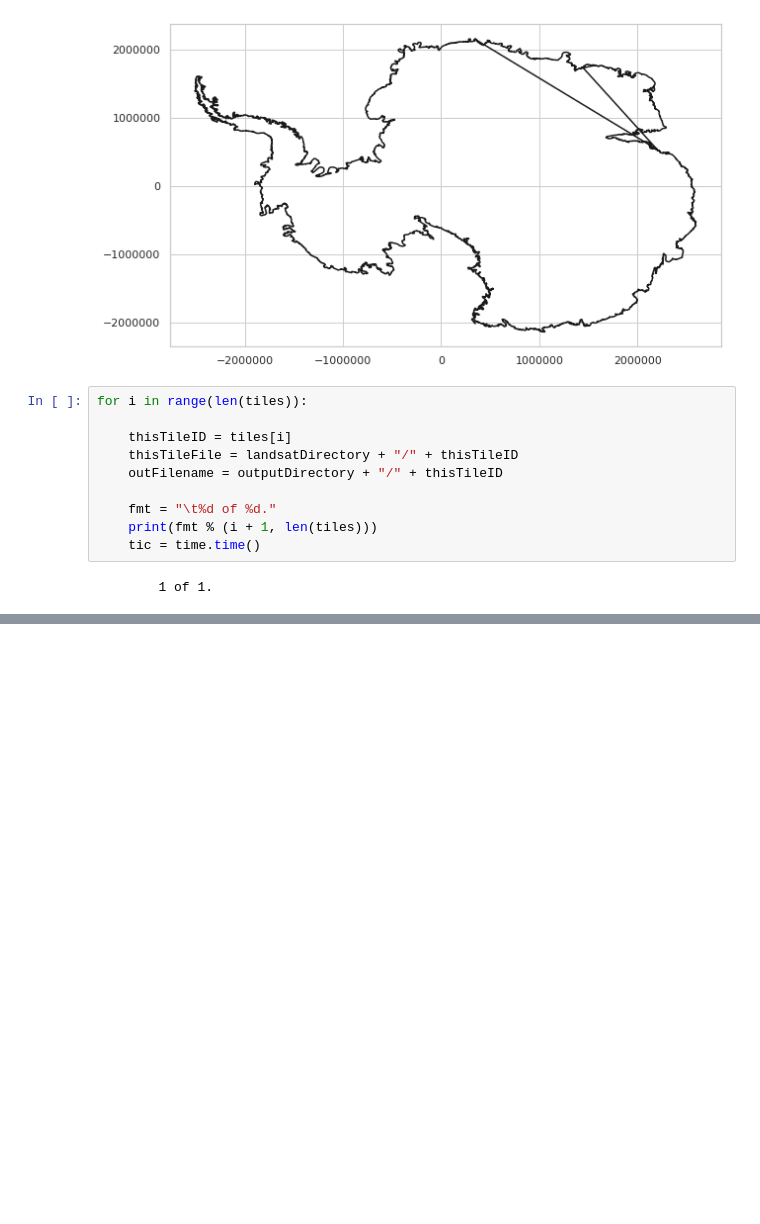
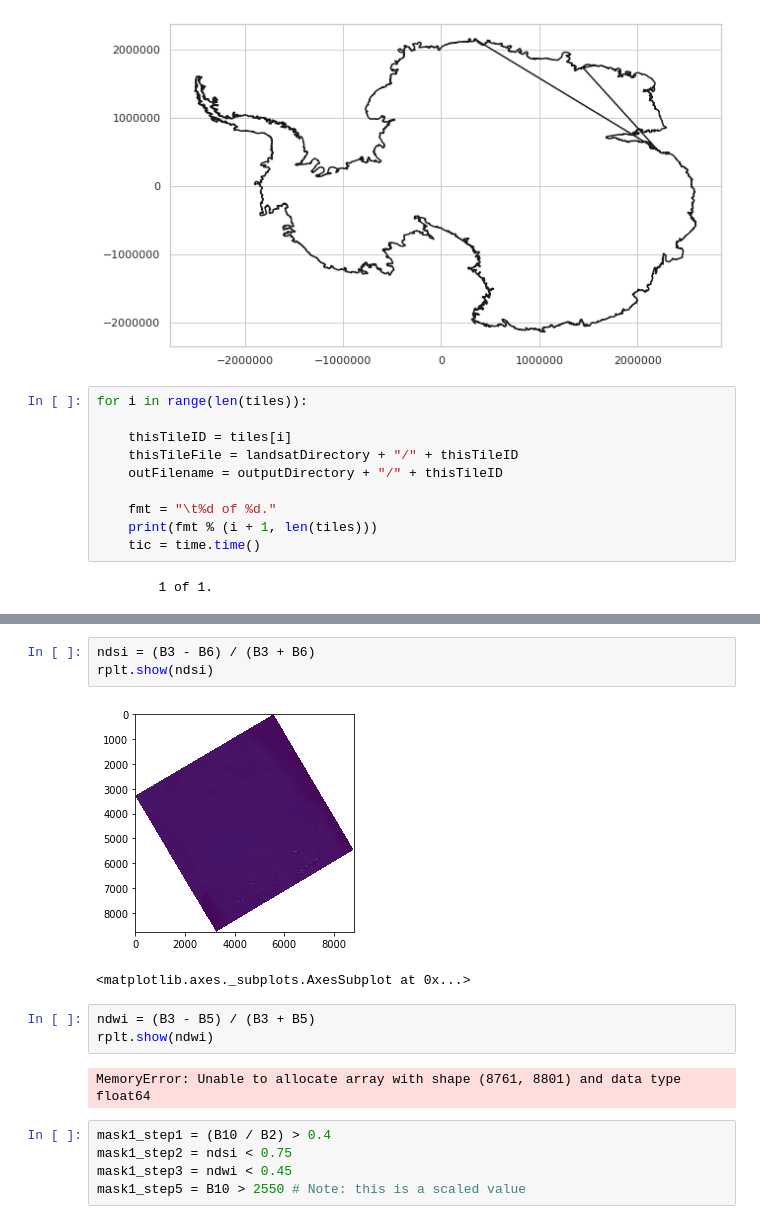
Before and after one commit to mblackgeo/AntarcticRockOutcrop, a Jupyter notebook: burton_johnson_model.ipynb, the cells around one changed output, grey strips where cells are left out. Saved outputs shown, nothing was run; the diff lists cells and outputs as text; blank space fills up the shorter version.

```diff
--- a/burton_johnson_model.ipynb
+++ b/burton_johnson_model.ipynb
@@ -76,0 +130,16 @@ rplt.show(B2)
+# %%
+ndsi = (B3 - B6) / (B3 + B6)
+rplt.show(ndsi)
+# %% [output]
+[figure, added]
+<matplotlib.axes._subplots.AxesSubplot at 0x...>
+# %%
+ndwi = (B3 - B5) / (B3 + B5)
+rplt.show(ndwi)
+# %% [output]
+MemoryError: Unable to allocate array with shape (8761, 8801) and data type float64
+# %%
+mask1_step1 = (B10 / B2) > 0.4
+mask1_step2 = ndsi < 0.75
+mask1_step3 = ndwi < 0.45
+mask1_step5 = B10 > 2550 # Note: this is a scaled value
```
Also changed, not shown: parts of 7 cells of this notebook.
